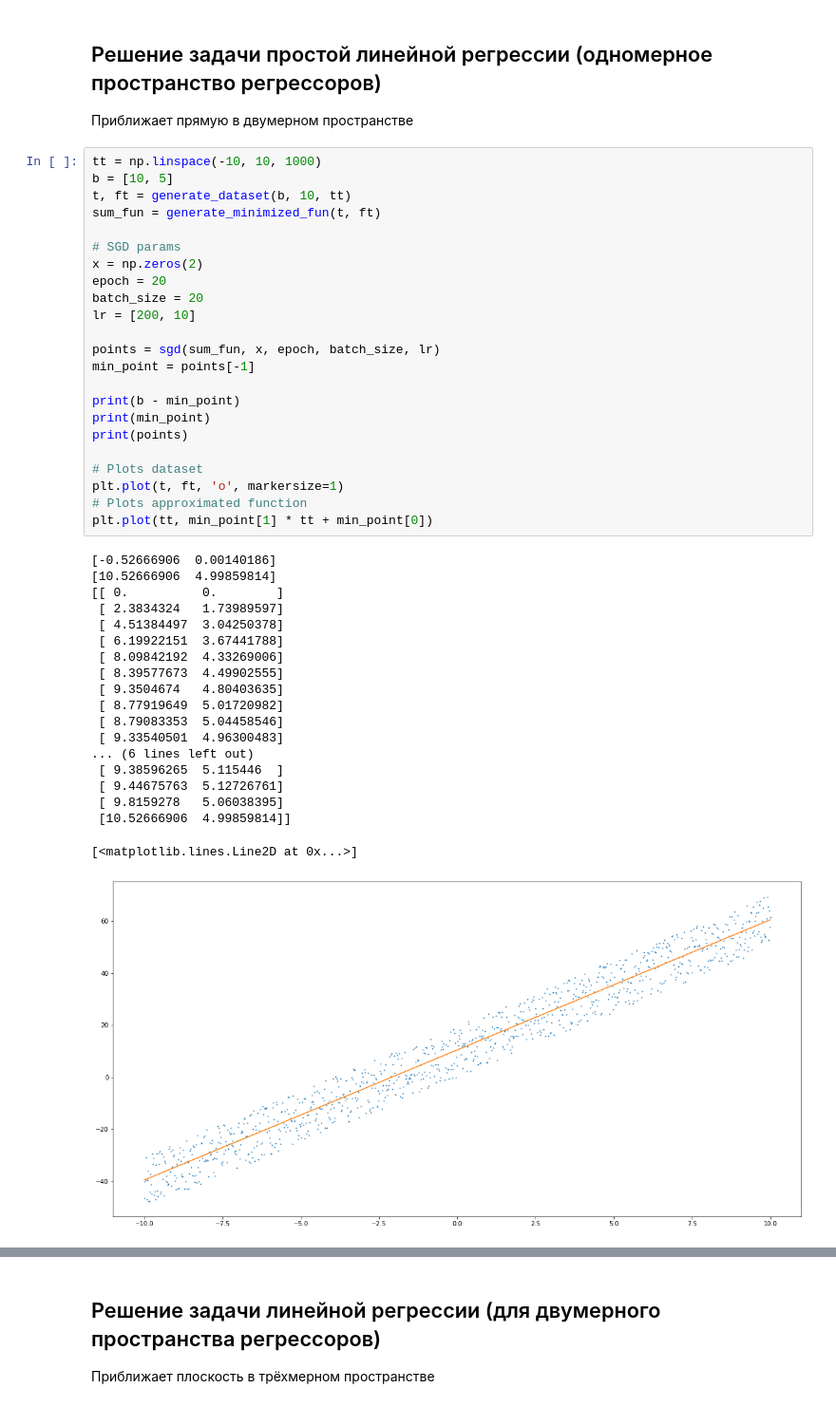
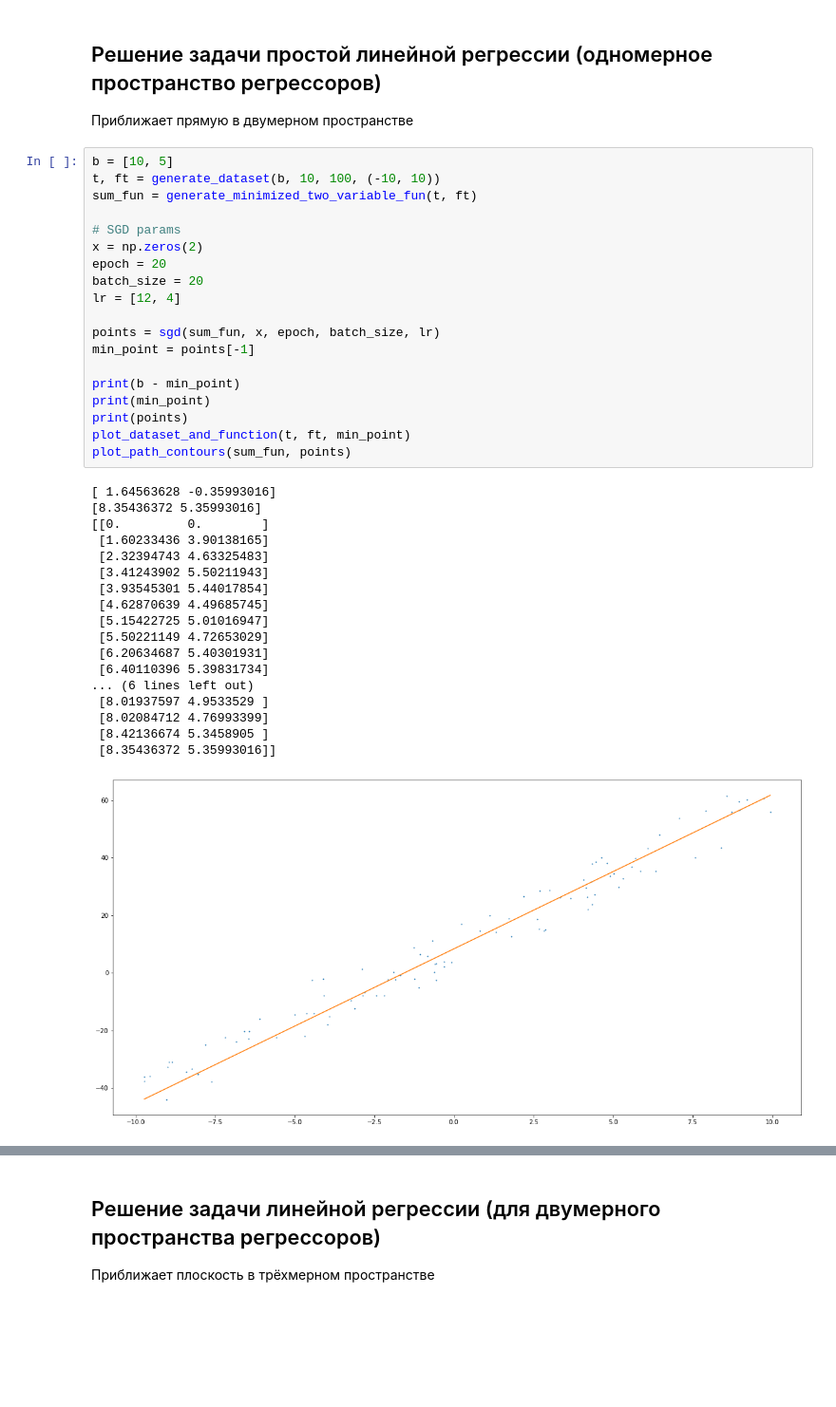
Before and after one commit to enotvtapke/met_opt_lab_2, a Jupyter notebook: SGD.ipynb, the cells around one changed output, grey strips where cells are left out. Shown at 95% size. Cells and saved outputs as stored; diff of their text form; blank space fills up the shorter version.

```diff
--- a/SGD.ipynb
+++ b/SGD.ipynb
@@ -144,45 +228,40 @@ def sgd(sum_fun:List[Callable[[ndarray], float]], x:ndarray, epoch:int, batch_si
 ## Решение задачи простой линейной регрессии (одномерное пространство регрессоров)
 Приближает прямую в двумерном пространстве
 # %%
-tt = np.linspace(-10, 10, 1000)
 b = [10, 5]
-t, ft = generate_dataset(b, 10, tt)
-sum_fun = generate_minimized_fun(t, ft)
+t, ft = generate_dataset(b, 10, 100, (-10, 10))
+sum_fun = generate_minimized_two_variable_fun(t, ft)
 
 # SGD params
 x = np.zeros(2)
 epoch = 20
 batch_size = 20
-lr = [200, 10]
+lr = [12, 4]
 
 points = sgd(sum_fun, x, epoch, batch_size, lr)
 min_point = points[-1]
 
 print(b - min_point)
 print(min_point)
 print(points)
-
-# Plots dataset
-plt.plot(t, ft, 'o', markersize=1)
-# Plots approximated function
-plt.plot(tt, min_point[1] * tt + min_point[0])
+plot_dataset_and_function(t, ft, min_point)
+plot_path_contours(sum_fun, points)
 # %% [output]
-[-0.52666906  0.00140186]
-[10.52666906  4.99859814]
-[[ 0.          0.        ]
- [ 2.3834324   1.73989597]
- [ 4.51384497  3.04250378]
- [ 6.19922151  3.67441788]
- [ 8.09842192  4.33269006]
- [ 8.39577673  4.49902555]
- [ 9.3504674   4.80403635]
- [ 8.77919649  5.01720982]
- [ 8.79083353  5.04458546]
- [ 9.33540501  4.96300483]
+[ 1.64563628 -0.35993016]
+[8.35436372 5.35993016]
+[[0.         0.        ]
+ [1.60233436 3.90138165]
+ [2.32394743 4.63325483]
+ [3.41243902 5.50211943]
+ [3.93545301 5.44017854]
+ [4.62870639 4.49685745]
+ [5.15422725 5.01016947]
+ [5.50221149 4.72653029]
+ [6.20634687 5.40301931]
+ [6.40110396 5.39831734]
 ... (6 lines left out)
- [ 9.38596265  5.115446  ]
- [ 9.44675763  5.12726761]
- [ 9.8159278   5.06038395]
- [10.52666906  4.99859814]]
+ [8.01937597 4.9533529 ]
+ [8.02084712 4.76993399]
+ [8.42136674 5.3458905 ]
+ [8.35436372 5.35993016]]
-[<matplotlib.lines.Line2D at 0x...>]
-[figure, old version]
+[figure, new version]
```
Also changed, not shown: parts of 21 cells of this notebook.
